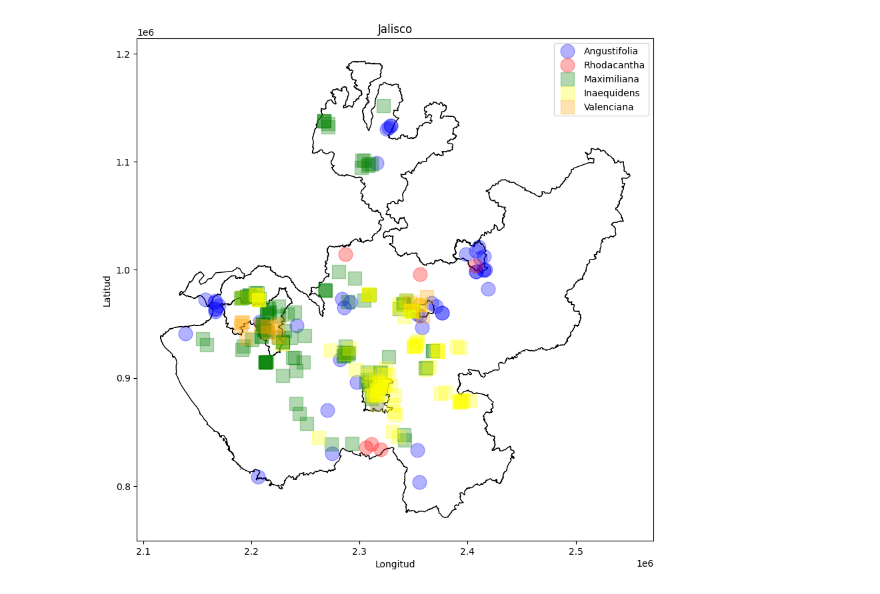
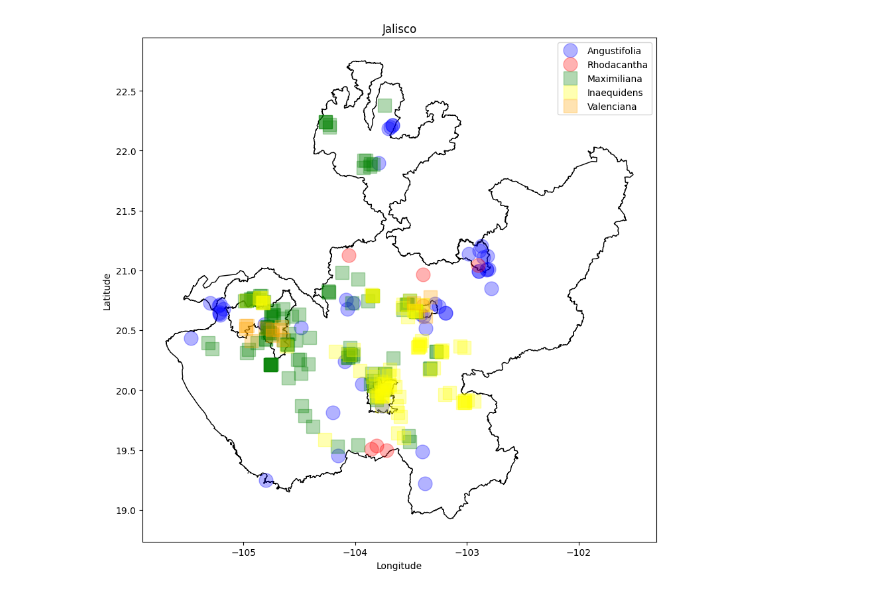
Before and after one commit to ASantosMorales/raicilla_agave_distribution, a Jupyter notebook: agave_distribution_jalisco.ipynb, the cells around one changed output. Saved outputs shown, nothing was run; the diff lists cells and outputs as text; code cells hidden in the pictures.

```diff
--- a/agave_distribution_jalisco.ipynb
+++ b/agave_distribution_jalisco.ipynb
@@ -4,9 +4,12 @@ import pandas as pd
 import matplotlib.pyplot as plt
 from shapely.geometry import Point
 
+# geographycal vector data
 jalisco_shapefile_path = "data/14_jalisco/conjunto_de_datos/14ent.shp"
 nayarit_shapefile_path = "data/18_nayarit/conjunto_de_datos/18mun.shp"
 jalisco_mun_shapefile_path = "data/14_jalisco/conjunto_de_datos/14mun.shp"
+
+# agave species observations data
 jalisco_angustifolia_coordinates_path = "data/jalisco_angustifolia_observations.csv"
 banderas_angustifolia_coordinates_path = "data/banderas_angustifolia_observations.csv"
 rhodacantha_coordinates_path = "data/jalisco_rhodacantha_observations.csv"
@@ -14,15 +17,24 @@ maximiliana_coordinates_path = "data/jalisco_maximiliana_observations.csv"
 inaequidens_coordinates_path = "data/jalisco_inaequidens_observations.csv"
 valenciana_coordinates_path = "data/jalisco_valenciana_observations.csv"
 
+# geoDataFrame creations
 jalisco = gpd.read_file(jalisco_shapefile_path)
 jalisco_mun = gpd.read_file(jalisco_mun_shapefile_path)
 nayarit = gpd.read_file(nayarit_shapefile_path)
-banderas = nayarit[nayarit['NOMGEO'] == 'Bahía de Banderas']
-mascota = jalisco_mun[jalisco_mun['NOMGEO'] == 'Mascota']
-tapalpa = jalisco_mun[jalisco_mun['NOMGEO'] == 'Tapalpa']
-guadalajara = jalisco_mun[jalisco_mun['NOMGEO'] == 'Guadalajara']
-yahualica = jalisco_mun[jalisco_mun['NOMGEO'] == 'Yahualica de González Gallo']
 
+# geometric conversion
+jalisco_geo = jalisco.to_crs("EPSG:4326")
+jalisco_mun_geo = jalisco_mun.to_crs("EPSG:4326")
+nayarit_geo = nayarit.to_crs("EPSG:4326")
+
+# municipal data creation
+banderas = nayarit_geo[nayarit['NOMGEO'] == 'Bahía de Banderas']
+mascota = jalisco_mun_geo[jalisco_mun['NOMGEO'] == 'Mascota']
+tapalpa = jalisco_mun_geo[jalisco_mun['NOMGEO'] == 'Tapalpa']
+guadalajara = jalisco_mun_geo[jalisco_mun['NOMGEO'] == 'Guadalajara']
+yahualica = jalisco_mun_geo[jalisco_mun['NOMGEO'] == 'Yahualica de González Gallo']
+
+# agave DataFrames creation
 jal_angustifolia_df = pd.read_csv(jalisco_angustifolia_coordinates_path)
 banderas_angustifolia_df = pd.read_csv(banderas_angustifolia_coordinates_path)
 rhodacantha_df = pd.read_csv(rhodacantha_coordinates_path)
@@ -30,6 +42,7 @@ maximiliana_df = pd.read_csv(maximiliana_coordinates_path)
 inaequidens_df = pd.read_csv(inaequidens_coordinates_path)
 valenciana_df = pd.read_csv(valenciana_coordinates_path)
 
+# agave data filtering and lists creation
 jal_angus_coordinates = list(zip(jal_angustifolia_df['longitude'], jal_angustifolia_df['latitude']))
 banderas_angus_coordinates = list(zip(banderas_angustifolia_df['longitude'], banderas_angustifolia_df['latitude']))
 rhoda_coordinates = list(zip(rhodacantha_df['longitude'], rhodacantha_df['latitude']))
@@ -37,62 +50,62 @@ maxim_coordinates = list(zip(maximiliana_df['longitude'], maximiliana_df['latitu
 inaeq_coordinates = list(zip(inaequidens_df['longitude'], inaequidens_df['latitude']))
 valen_coordinates = list(zip(valenciana_df['longitude'], valenciana_df['latitude']))
 
+# agave Angustifolia geo points
+# Jalisco observations
 jal_angus_geometry = [Point(lon, lat) for lon, lat in jal_angus_coordinates]
 jal_angus_points_gdf = gpd.GeoDataFrame(geometry=jal_angus_geometry, crs="EPSG:4326")
-jal_angus_points_gdf = jal_angus_points_gdf.to_crs(jalisco.crs)
-
+# Bahía de Banderas observations
 banderas_angus_geometry = [Point(lon, lat) for lon, lat in banderas_angus_coordinates]
 banderas_angus_points_gdf = gpd.GeoDataFrame(geometry=banderas_angus_geometry, crs="EPSG:4326")
-banderas_angus_points_gdf = banderas_angus_points_gdf.to_crs(jalisco.crs)
-
+# Angustifolia data merge
 angus_points_gdf = pd.concat([jal_angus_points_gdf, banderas_angus_points_gdf], ignore_index=True)
 
+# agave Rhodacantha geo points
 rhoda_geometry = [Point(lon, lat) for lon, lat in rhoda_coordinates]
 rhoda_points_gdf = gpd.GeoDataFrame(geometry=rhoda_geometry, crs="EPSG:4326")
-rhoda_points_gdf = rhoda_points_gdf.to_crs(jalisco.crs)
 
+# agave Maximiliana geo points
 maxim_geometry = [Point(lon, lat) for lon, lat in maxim_coordinates]
 maxim_points_gdf = gpd.GeoDataFrame(geometry=maxim_geometry, crs="EPSG:4326")
-maxim_points_gdf = maxim_points_gdf.to_crs(jalisco.crs)
 
+# agave Inaequidens geo points
 inaeq_geometry = [Point(lon, lat) for lon, lat in inaeq_coordinates]
 inaeq_points_gdf = gpd.GeoDataFrame(geometry=inaeq_geometry, crs="EPSG:4326")
-inaeq_points_gdf = inaeq_points_gdf.to_crs(jalisco.crs)
 
+# agave Valenciana geo points
 valen_geometry = [Point(lon, lat) for lon, lat in valen_coordinates]
 valen_points_gdf = gpd.GeoDataFrame(geometry=valen_geometry, crs="EPSG:4326")
-valen_points_gdf = valen_points_gdf.to_crs(jalisco.crs)
 
 fig, ax = plt.subplots(figsize=(10, 10))
-jalisco.plot(ax=ax, color='white', edgecolor='black')
+jalisco_geo.plot(ax=ax, color='white', edgecolor='black')
 banderas.plot(ax=ax, color='white', edgecolor='black')
 mascota.plot(ax=ax, color='white', edgecolor='black')
 tapalpa.plot(ax=ax, color='white', edgecolor='black')
 guadalajara.plot(ax=ax, color='white', edgecolor='black')
 yahualica.plot(ax=ax, color='white', edgecolor='black')
 
 for point in angus_points_gdf.geometry:
     ax.plot(point.x, point.y, 'o', markersize=15, alpha=0.3, color='blue', label='Angustifolia')
 
 for point in rhoda_points_gdf.geometry:
     ax.plot(point.x, point.y, 'o', markersize=15, alpha=0.3, color='red', label='Rhodacantha')
 
 for point in maxim_points_gdf.geometry:
     ax.plot(point.x, point.y, 's', markersize=15, alpha=0.3, color='green', label='Maximiliana')
 
 for point in inaeq_points_gdf.geometry:
     ax.plot(point.x, point.y, 's', markersize=15, alpha=0.3, color='yellow', label='Inaequidens')
 
 for point in valen_points_gdf.geometry:
     ax.plot(point.x, point.y, 's', markersize=15, alpha=0.3, color='orange', label='Valenciana')
 
 handles, labels = ax.get_legend_handles_labels()
 unique_handles_labels = dict(zip(labels, handles))
 ax.legend(unique_handles_labels.values(), unique_handles_labels.keys())
 
 plt.title("Jalisco")
-plt.xlabel("Longitud")
-plt.ylabel("Latitud")
+plt.xlabel("Longitude")
+plt.ylabel("Latitude")
 plt.show()
 # %% [output]
-[figure, old version]
+[figure, new version]
```
Also changed, not shown: parts of 4 cells of this notebook.
